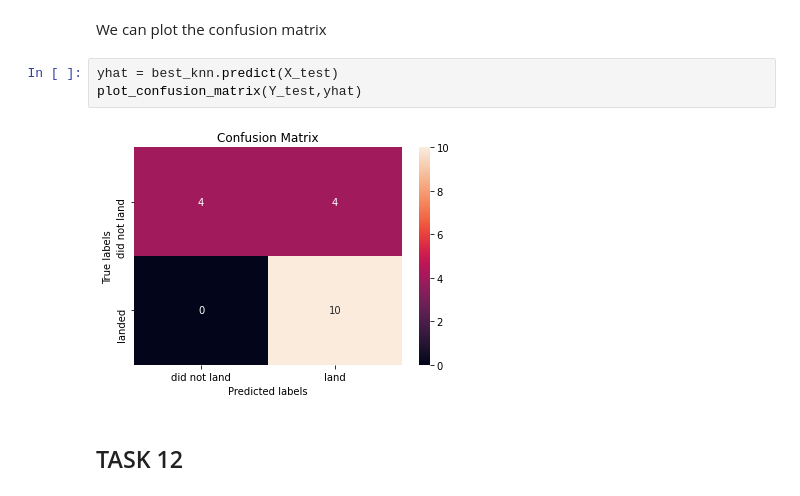
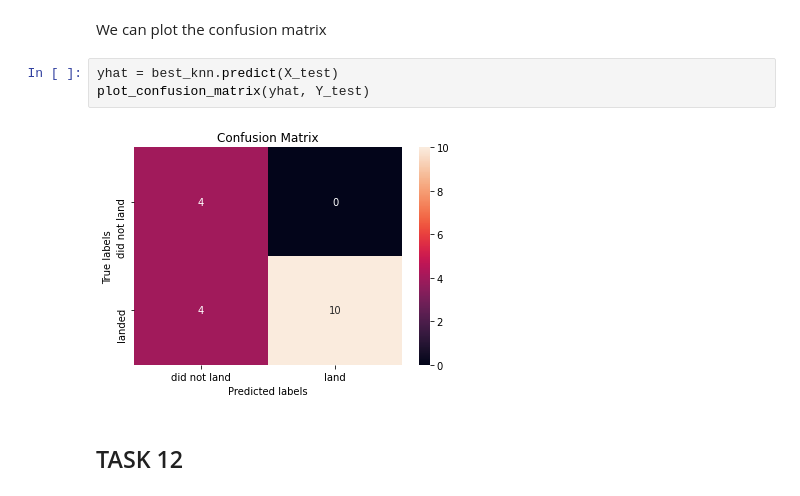
Before and after one commit to Kantarelis/IBM-Data-Science-Professional-Certificate, a Jupyter notebook: SpaceY-Machine_Learning_Prediction-Part5.ipynb, the cells around one changed output. Cells and saved outputs as stored; diff of their text form.

```diff
--- a/SpaceY-Machine_Learning_Prediction-Part5.ipynb
+++ b/SpaceY-Machine_Learning_Prediction-Part5.ipynb
@@ -366,9 +361,9 @@ knn_score
 We can plot the confusion matrix
 # %%
 yhat = best_knn.predict(X_test)
-plot_confusion_matrix(Y_test,yhat)
+plot_confusion_matrix(yhat, Y_test)
 # %% [output]
-[figure, old version]
+[figure, new version]
 # %% [markdown]
 ## TASK  12
 # %% [markdown]
```
Also changed, not shown: parts of 7 cells of this notebook.
